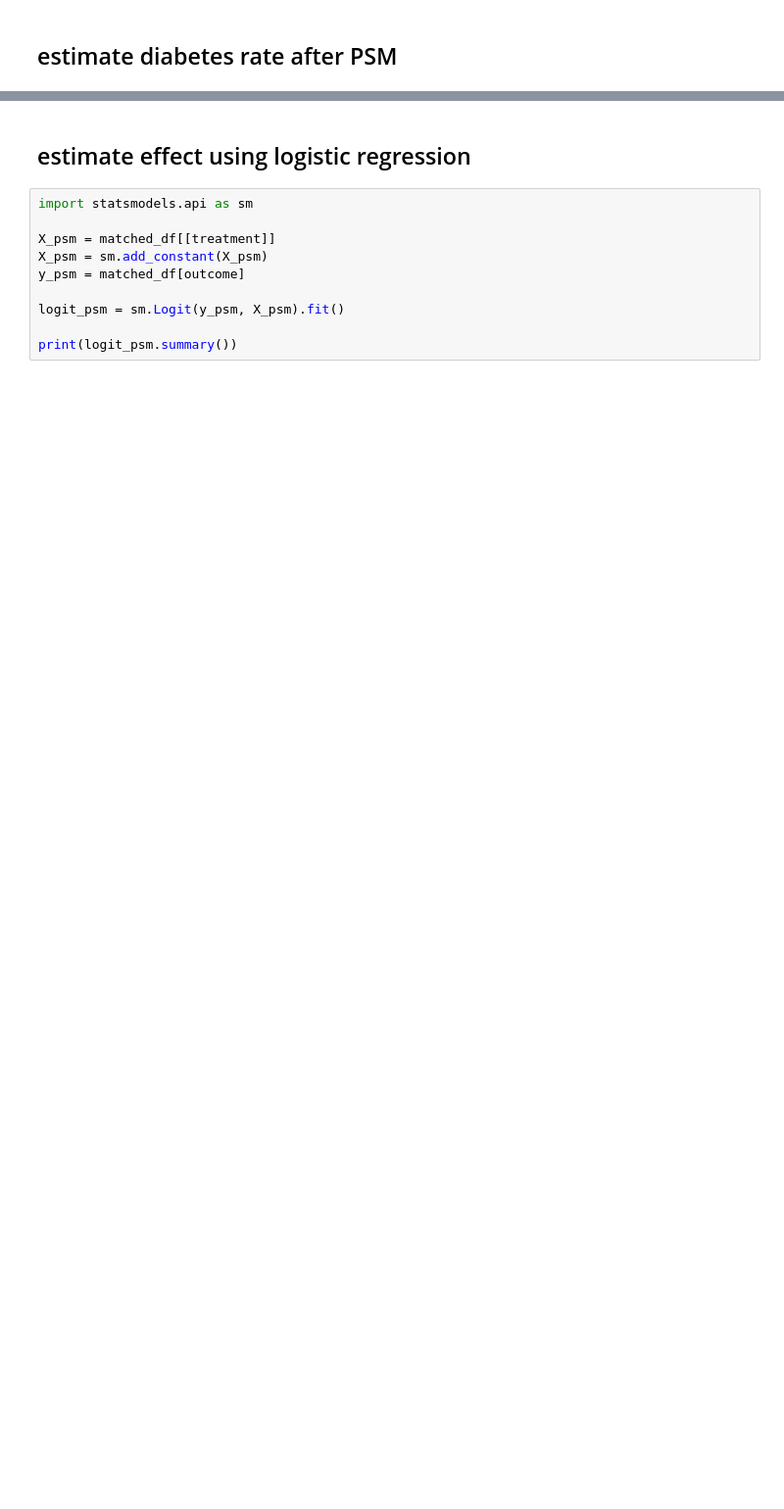
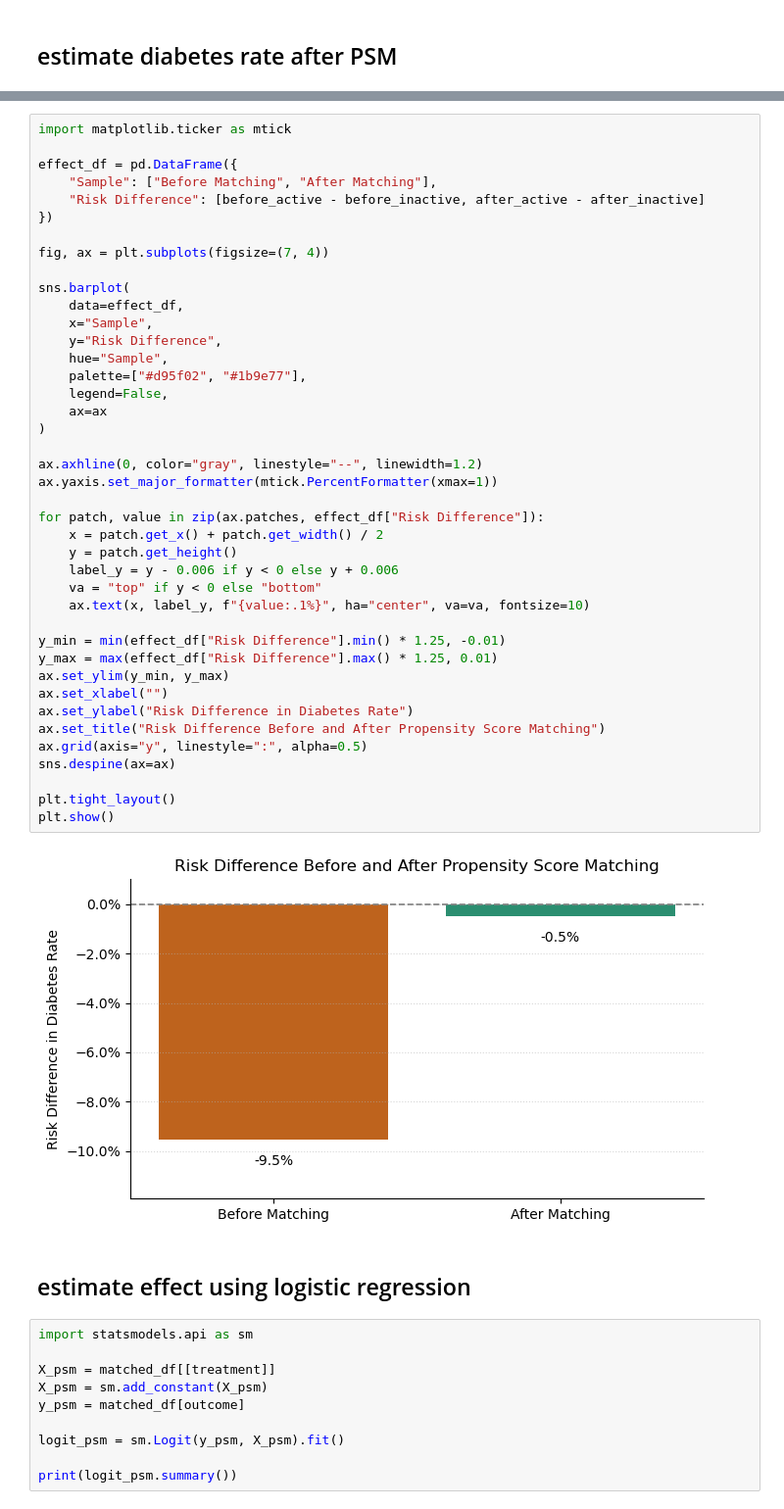
Before and after one commit to 3Frank3/Diabetes-Risk-Prediction-Fairness-Evaluation-and-Causal-Analysis-of-Physical-Activity-Using-PSM, a Jupyter notebook: PSM.ipynb, the cells around one changed output, grey strips where cells are left out. Shown at 98% size. Drawn from its saved outputs; the diff is of its cells as text; blank space fills up the shorter version.

```diff
--- a/PSM.ipynb
+++ b/PSM.ipynb
@@ -297,3 +306,46 @@ After difference: -0.0031419341392246725
+# %%
+import matplotlib.ticker as mtick
+
+effect_df = pd.DataFrame({
+    "Sample": ["Before Matching", "After Matching"],
+    "Risk Difference": [before_active - before_inactive, after_active - after_inactive]
+})
+
+fig, ax = plt.subplots(figsize=(7, 4))
+
+sns.barplot(
+    data=effect_df,
+    x="Sample",
+    y="Risk Difference",
+    hue="Sample",
+    palette=["#d95f02", "#1b9e77"],
+    legend=False,
+    ax=ax
+)
+
+ax.axhline(0, color="gray", linestyle="--", linewidth=1.2)
+ax.yaxis.set_major_formatter(mtick.PercentFormatter(xmax=1))
+
+for patch, value in zip(ax.patches, effect_df["Risk Difference"]):
+    x = patch.get_x() + patch.get_width() / 2
+    y = patch.get_height()
+    label_y = y - 0.006 if y < 0 else y + 0.006
+    va = "top" if y < 0 else "bottom"
+    ax.text(x, label_y, f"{value:.1%}", ha="center", va=va, fontsize=10)
+
+y_min = min(effect_df["Risk Difference"].min() * 1.25, -0.01)
+y_max = max(effect_df["Risk Difference"].max() * 1.25, 0.01)
+ax.set_ylim(y_min, y_max)
+ax.set_xlabel("")
+ax.set_ylabel("Risk Difference in Diabetes Rate")
+ax.set_title("Risk Difference Before and After Propensity Score Matching")
+ax.grid(axis="y", linestyle=":", alpha=0.5)
+sns.despine(ax=ax)
+
+plt.tight_layout()
+plt.show()
+# %% [output]
+[figure, added]
 # %% [markdown]
 ## estimate effect using logistic regression
 # %%
```
Also changed, not shown: parts of 18 cells of this notebook, 1 other file.
